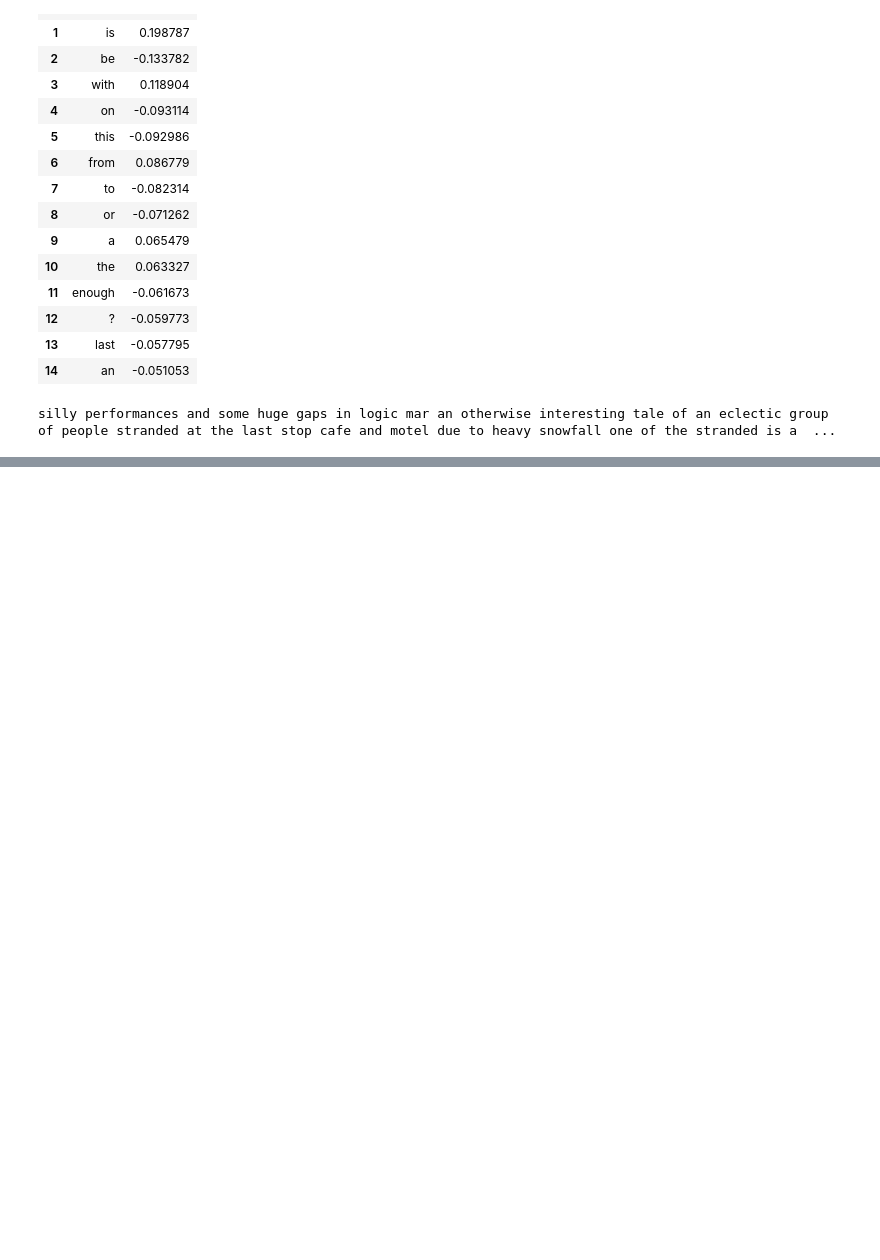
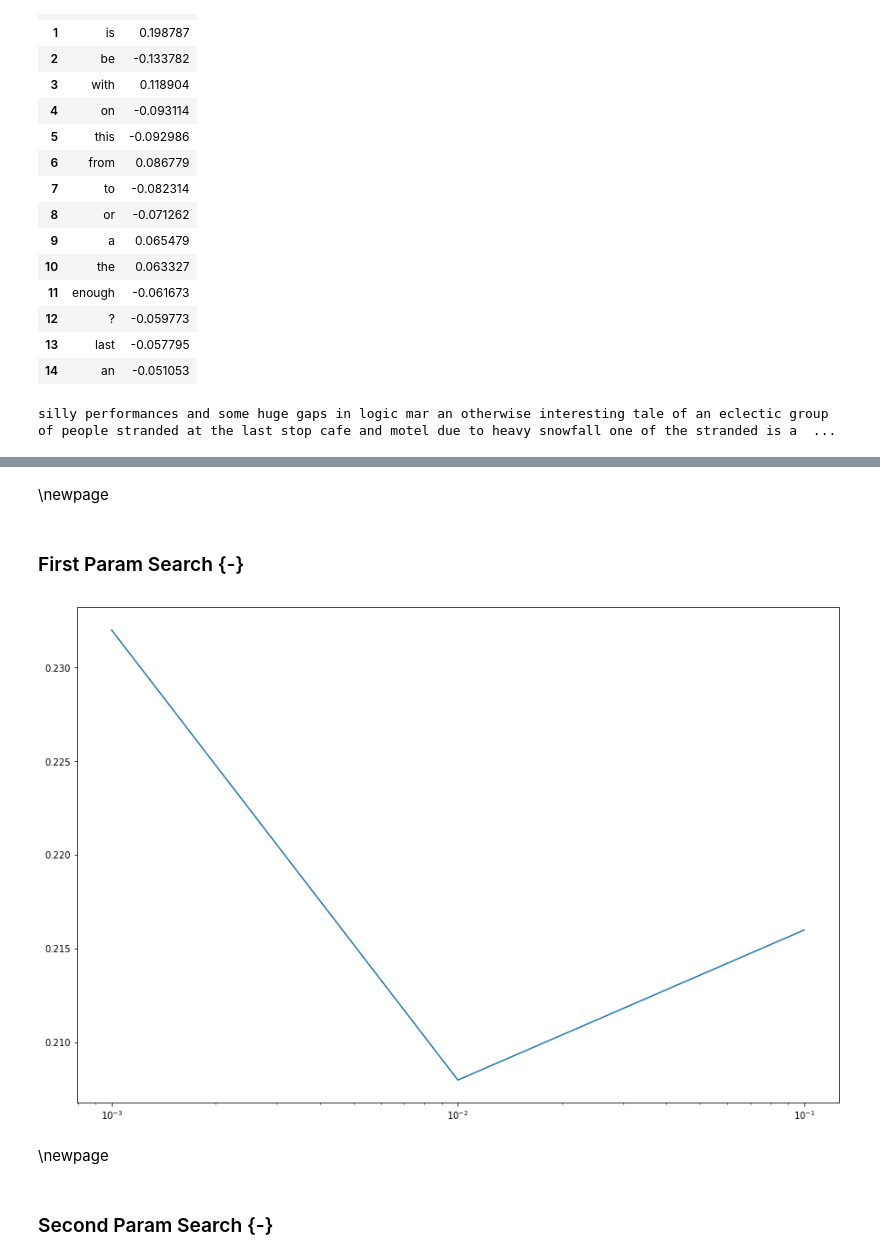
Before and after one commit to cfizette/NYU-Data-Science, a Jupyter notebook: DS-1003/hw/3/hw3-solution.ipynb, the cells around one changed output, grey strips where cells are left out. Saved outputs shown, nothing was run; the diff lists cells and outputs as text; code cells hidden in the pictures; blank space fills up the shorter version.

```diff
--- a/DS-1003/hw/3/hw3-solution.ipynb
+++ b/DS-1003/hw/3/hw3-solution.ipynb
@@ -566,0 +628,19 @@ Again we see strong contributions by common, neutral words such as "and", "is",
+# %%
+# Bigrams
+for doc in x_train_featurized:
+    bigrams = [w1 + ' ' + w2 for w1, w2 in zip(doc[:-1], doc[1:])]
+    doc += bigrams
+
+for doc in x_val_featurized:
+    bigrams = [w1 + ' ' + w2 for w1, w2 in zip(doc[:-1], doc[1:])]
+    doc += bigrams
+# %%
+# Convert to dictionaries
+x_train_featurized_sparse = [to_sparse(doc) for doc in x_train_featurized]
+x_val_featurized_sparse = [to_sparse(doc) for doc in x_val_featurized]
+# %%
+# Apply tfidf
+tfidf = DictTfidf()
+tfidf.fit(x_train_featurized_sparse)
+x_train_featurized_sparse = tfidf.transform(x_train_featurized_sparse)
+x_val_featurized_sparse = tfidf.transform(x_val_featurized_sparse)
@@ -566,0 +659,23 @@ Again we see strong contributions by common, neutral words such as "and", "is",
+# %% [markdown]
+\newpage
+# %% [markdown]
+### First Param Search {-}
+# %%
+#lambdas = np.linspace(0.01, 0.1, 10)
+lambdas = [0.001, 0.01, 0.1]
+errors = []
+ws = []
+
+for l in tqdm(lambdas):
+    w = pegasos_svm_modified(x_train_featurized_sparse, y_train, l, n_epochs=1000)
+    ws.append(w)
+    errors.append(percent_error(x_val_featurized_sparse, y_val, w))
+# %%
+plt.plot(lambdas, errors)
+plt.xscale('log')
+# %% [output]
+[figure, added]
+# %% [markdown]
+\newpage
+# %% [markdown]
+### Second Param Search {-}
```
Also changed, not shown: parts of 47 cells of this notebook, 3 other files.
